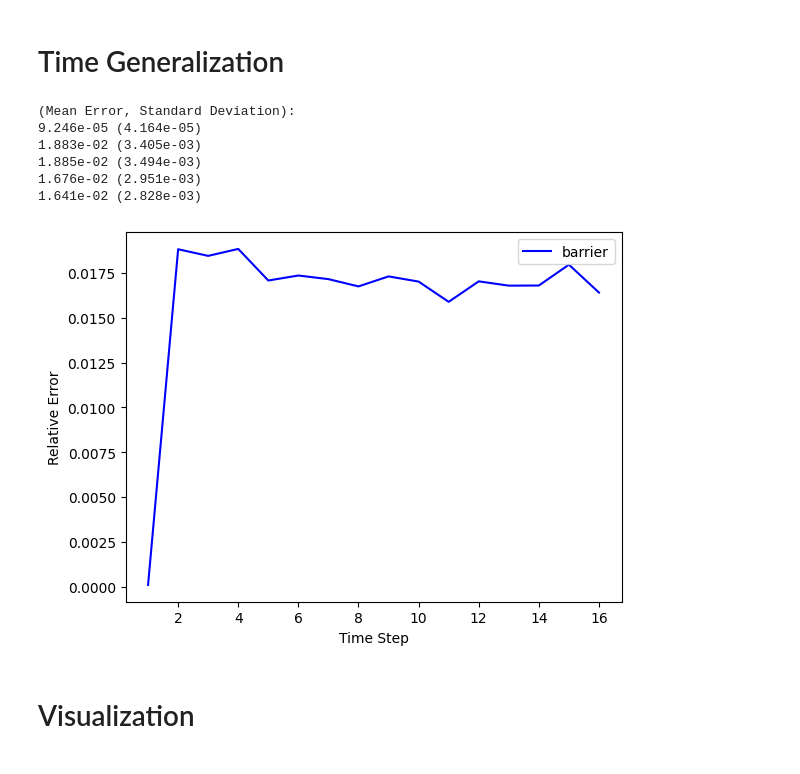
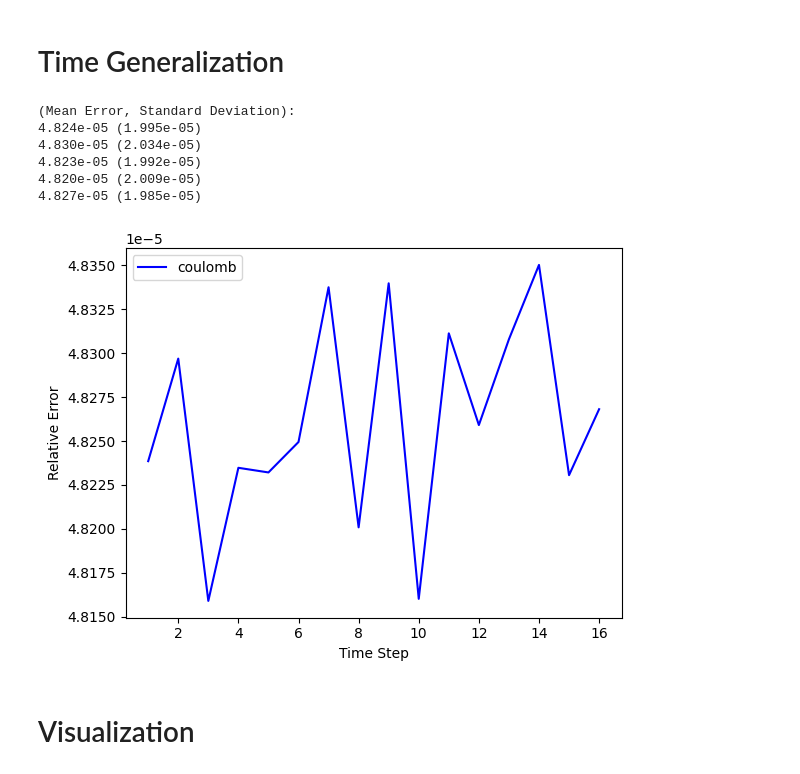
Before and after one commit to yashpatel5400/schrodinger_op, a Jupyter notebook: schrodinger.ipynb, the cells around one changed output. Saved outputs shown, nothing was run; the diff lists cells and outputs as text; code cells hidden in the pictures.

```diff
--- a/schrodinger.ipynb
+++ b/schrodinger.ipynb
@@ -41,5 +50,5 @@ from matplotlib import pyplot as plt
 # %%
-    potential = "barrier"
+    potential = "coulomb"
     spherical_coords = potential in ["coulomb", "dipole"] # only Coulomb and dipole potentials use spherical (for now)
 
     # --- Spherical coordinates constants --- #
@@ -112,53 +121,53 @@ from matplotlib import pyplot as plt
         np.save(train_fn, train_samples)
         np.save(test_fn, test_samples)
 
-    estimator = LinearEstimator(solver, N, K_euc)
-    #estimator = LinearEstimatorSpherical(solver, sph_transform, K_sph)
+    #estimator = LinearEstimator(solver, N, K_euc)
+    estimator = LinearEstimatorSpherical(solver, sph_transform, K_sph)
 # %% [markdown]
 # Time Generalization
 # %%
-
 q=16 # number of time steps
 time_gen = []
 for psi0, _ in test_samples:
+    psi_curr = psi0
     lin_est_errors = []
     for j in range(q):
-        psi_true = solver(psi0)
-        psi_lin = estimator.compute_estimate(psi0)
+        psi_true = solver(psi_curr)
+        psi_lin = estimator.compute_estimate(psi_curr)
         err_lin_num = np.linalg.norm(psi_lin - psi_true)
         err_lin_den = np.linalg.norm(psi_true) + 1e-14
         rel_lin_err = err_lin_num / err_lin_den
         lin_est_errors.append(rel_lin_err)
-        psi0 = psi_true
+        psi_curr = psi_true
 
     time_gen.append(lin_est_errors)
 
 errors = np.mean(time_gen, axis=0)
 errors_sd = np.std(time_gen, axis=0)
 
 indices = [0, 1, 3, 7, 15]
 indices = [i for i in indices if i < len(errors)]
 
 print("(Mean Error, Standard Deviation):")
 for i in indices:
     print(f"{errors[i]:.3e} ({errors_sd[i]:.3e})")
 
 
 
 
 plt.plot(range(1, q+1), errors, color="blue", label=potential)
 plt.xlabel("Time Step")
 plt.ylabel("Relative Error")
 plt.legend()
 plt.show()
 # %% [output]
 (Mean Error, Standard Deviation):
-9.246e-05 (4.164e-05)
-1.883e-02 (3.405e-03)
-1.885e-02 (3.494e-03)
-1.676e-02 (2.951e-03)
-1.641e-02 (2.828e-03)
+4.824e-05 (1.995e-05)
+4.830e-05 (2.034e-05)
+4.823e-05 (1.992e-05)
+4.820e-05 (2.009e-05)
+4.827e-05 (1.985e-05)
-[figure, old version]
+[figure, new version]
 # %% [markdown]
 # Visualization
 # %%
```
Also changed, not shown: parts of 2 cells of this notebook.
